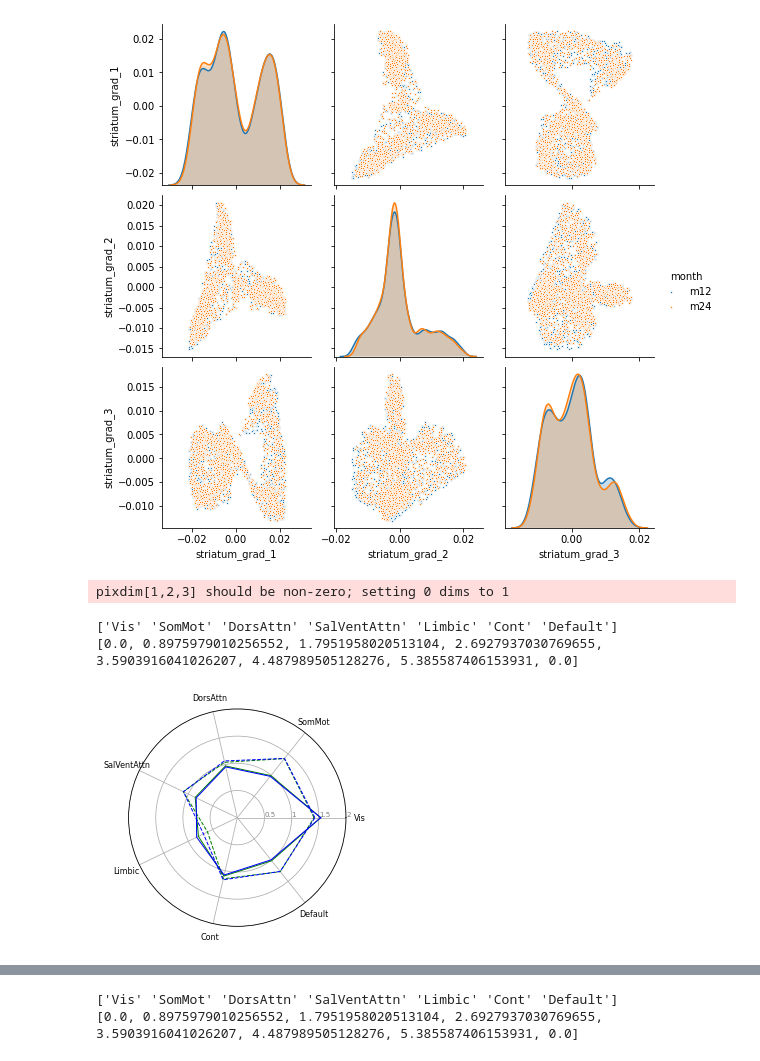
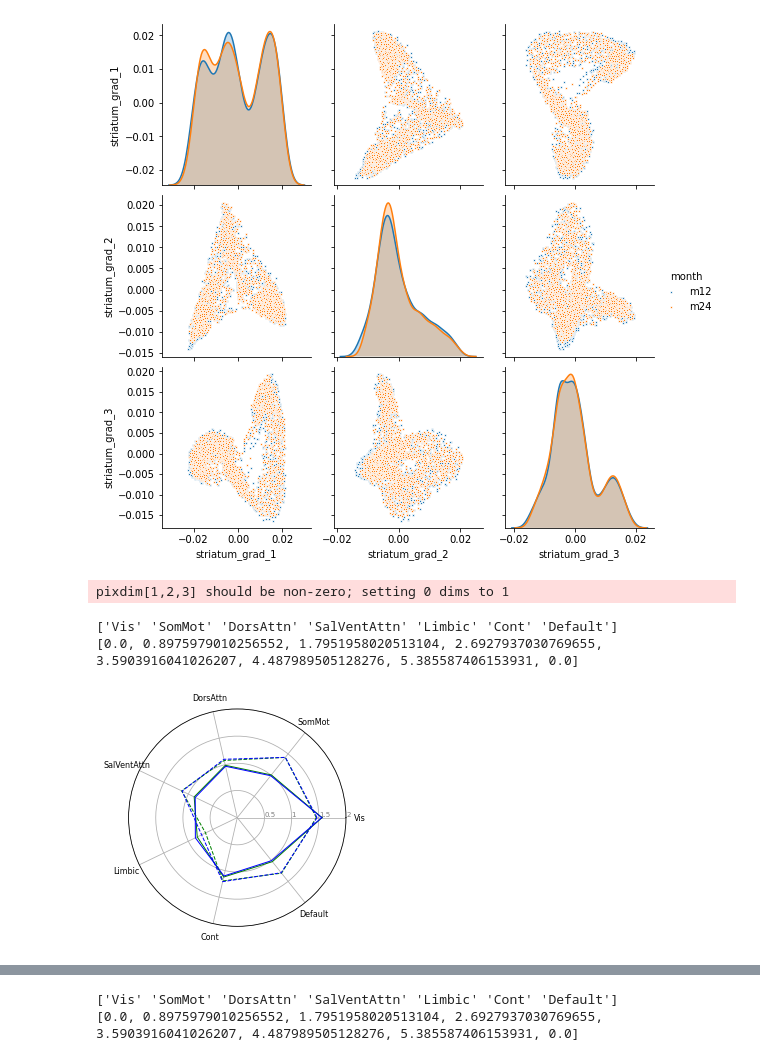
Before and after one commit to DimuthuHemachandra/functional_gradients, a Jupyter notebook: scripts/new_plots.ipynb, the cells around one changed output, grey strips where cells are left out. Drawn from its saved outputs; the diff is of its cells as text; code cells hidden in the pictures.

```diff
--- a/scripts/new_plots.ipynb
+++ b/scripts/new_plots.ipynb
@@ -30,10 +30,10 @@ def get_average_grad_df(emb_path):
 
     return gradient_df
 
-grad_L_m12 = get_average_grad_df('../../derivatives/analysis/smoothed/gradients/bs_emb/aligned_emb_sbctx_L_month12.pickle')
-grad_R_m12 = get_average_grad_df('../../derivatives/analysis/smoothed/gradients/bs_emb/aligned_emb_sbctx_R_month12.pickle')
-grad_L_m24 = get_average_grad_df('../../derivatives/analysis/smoothed/gradients/bs_emb/aligned_emb_sbctx_L_month24.pickle')
-grad_R_m24 = get_average_grad_df('../../derivatives/analysis/smoothed/gradients/bs_emb/aligned_emb_sbctx_R_month24.pickle')
+grad_L_m12 = get_average_grad_df('../../derivatives/analysis/functional/gradients/bs_emb/aligned_emb_sbctx_LH_Month12.pickle')
+grad_R_m12 = get_average_grad_df('../../derivatives/analysis/functional/gradients/bs_emb/aligned_emb_sbctx_RH_Month12.pickle')
+grad_L_m24 = get_average_grad_df('../../derivatives/analysis/functional/gradients/bs_emb/aligned_emb_sbctx_LH_Month24.pickle')
+grad_R_m24 = get_average_grad_df('../../derivatives/analysis/functional/gradients/bs_emb/aligned_emb_sbctx_RH_Month24.pickle')
 
 
 grad_L_m12['month'] = 'm12'
@@ -47,7 +47,7 @@ df_R_all = grad_R_m12.append(grad_R_m24,ignore_index=True)
 sns_plot = sns.pairplot(df_R_all,plot_kws={"s": 5}, hue="month")
 sns_plot.savefig("RH_grads.png")
 # %% [output]
-[figure, old version]
+[figure, new version]
 # %%
 
 
@@ -96,7 +96,7 @@ def get_nets(grad_df,session, hemi, cut='largest',thresh=400,grad='1'):
 
     for sub in subj:
 
-        df_matrix = get_conn_matrix(hemi,'../../derivatives/analysis/smoothed/corr_matrix/'+session+'/sub-'+sub+'_'+session+'_corr-matrix.npy')
+        df_matrix = get_conn_matrix(hemi,'../../derivatives/analysis/functional/corr_matrix/sub-'+sub+'_ses-'+session+'_corr-matrix.npy')
 
         cols_sorted = df_matrix[:, grad_df_sorted_ind]
 
@@ -181,25 +181,25 @@ def get_spider_plots(df1,df2,df3,df4,title):
     # Show the graph
     plt.show()
 # %%
-nets_LH_M12_l = get_nets(grad_L_m12,'month12', 'LH',cut='largest')
-nets_LH_M12_s = get_nets(grad_L_m12,'month12', 'LH', cut='smallest')
-nets_LH_M24_l = get_nets(grad_L_m24,'month24', 'LH',cut='largest')
-nets_LH_M24_s = get_nets(grad_L_m24,'month24', 'LH', cut='smallest')
+nets_LH_M12_l = get_nets(grad_L_m12,'Month12', 'LH',cut='largest')
+nets_LH_M12_s = get_nets(grad_L_m12,'Month12', 'LH', cut='smallest')
+nets_LH_M24_l = get_nets(grad_L_m24,'Month24', 'LH',cut='largest')
+nets_LH_M24_s = get_nets(grad_L_m24,'Month24', 'LH', cut='smallest')
 
 nets_LH_M12_df_l = pd.DataFrame(nets_LH_M12_l, columns=networks)
 nets_LH_M12_df_s = pd.DataFrame(nets_LH_M12_s, columns=networks)
 nets_LH_M24_df_l = pd.DataFrame(nets_LH_M24_l, columns=networks)
 nets_LH_M24_df_s = pd.DataFrame(nets_LH_M24_s, columns=networks)
 
 mean_nets_LH_M12_df_l = nets_LH_M12_df_l.mean()
 mean_nets_LH_M12_df_s = nets_LH_M12_df_s.mean()
 mean_nets_LH_M24_df_l = nets_LH_M24_df_l.mean()
 mean_nets_LH_M24_df_s = nets_LH_M24_df_s.mean()
 
 
 get_spider_plots(mean_nets_LH_M12_df_l,mean_nets_LH_M12_df_s,mean_nets_LH_M24_df_l,mean_nets_LH_M24_df_s,'LH_grad1')
 # %% [output]
 ['Vis' 'SomMot' 'DorsAttn' 'SalVentAttn' 'Limbic' 'Cont' 'Default']
 [0.0, 0.8975979010256552, 1.7951958020513104, 2.6927937030769655, 3.5903916041026207, 4.487989505128276, 5.385587406153931, 0.0]
-[figure, old version]
+[figure, new version]
 # %%
```
Also changed, not shown: parts of 6 cells of this notebook, 8 other files.
